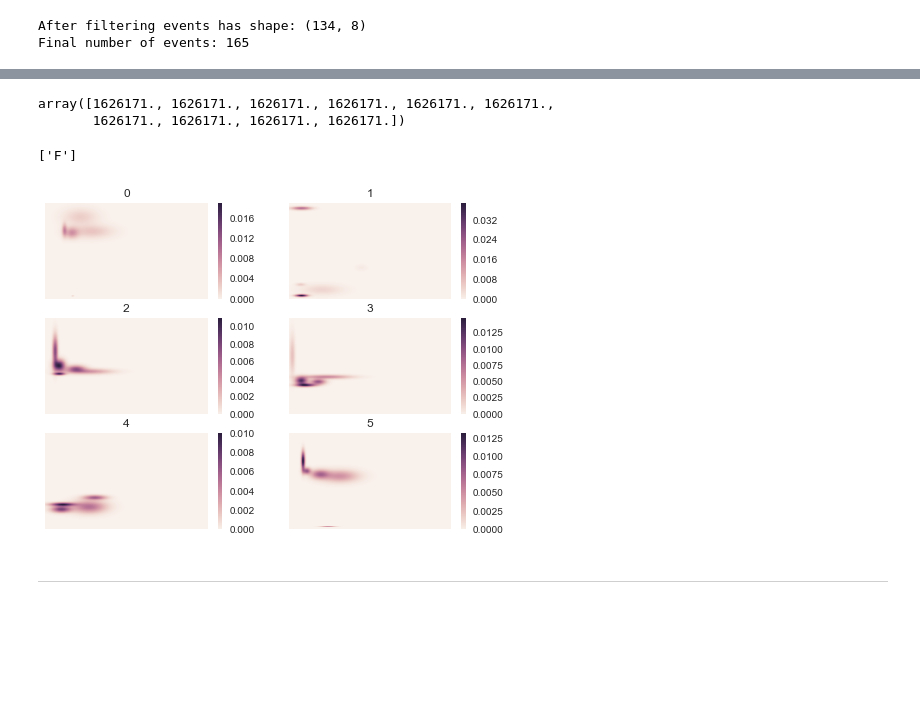
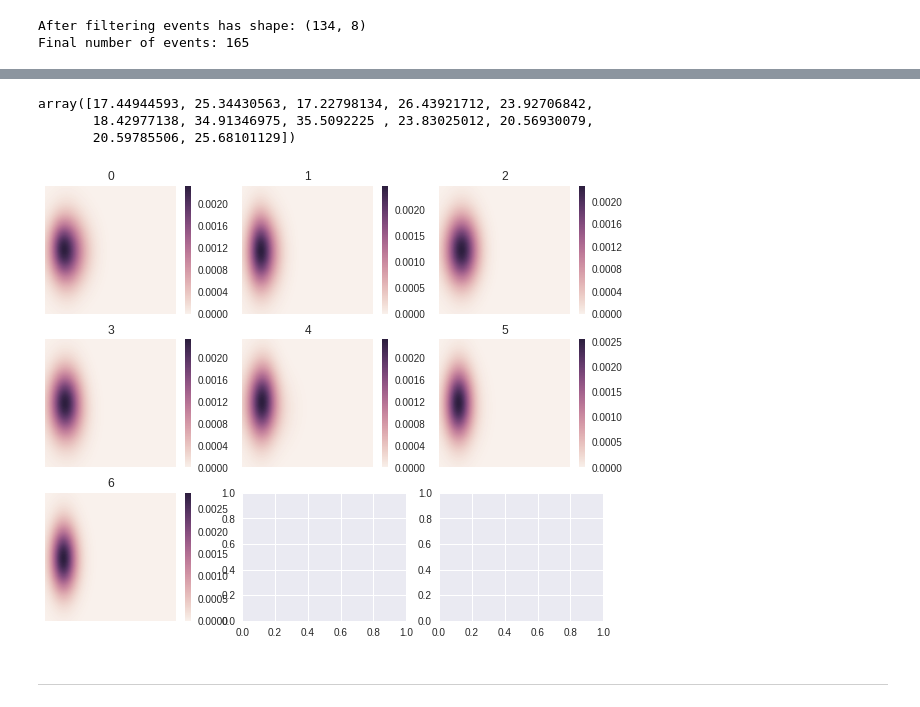
Before and after one commit to samshipengs/Coordinated-Multi-Agent-Imitation-Learning, a Jupyter notebook: code/RoleAlignment.ipynb, the cells around one changed output, grey strips where cells are left out. Cells and saved outputs as stored; diff of their text form; code cells hidden in the pictures; blank space fills up the shorter version.

Commit message:
Combine context c and position u seems like not working in HMM.

```diff
--- a/code/RoleAlignment.ipynb
+++ b/code/RoleAlignment.ipynb
@@ -113,10 +111,12 @@ train.shape
 # %%
+# we are only modelling defending players
+n_dim = train.shape[1]//2
 final = []
-final_players = []
-for i in range(0, train.shape[1], 3):
-    final.append(train[:,i+1:i+3])
-    final_players.append(train[:, i])
+# final_players = []
+for i in range(0, n_dim, 2):
+    final.append(train[:,list(range(i,i+2))+list(range(n_dim, n_dim*2))])
+#     final_players.append(train[:, i])
 
 final = np.concatenate(final, axis=0)
-seq_lens = np.concatenate([seq_lens for _ in range(10)], axis=0)
-final_players = np.concatenate(final_players)
+seq_lens = np.concatenate([seq_lens for _ in range(5)], axis=0)
+# final_players = np.concatenate(final_players)
@@ -123,5 +138,7 @@ final_players = np.concatenate(final_players)
 # %%
 # Viterbi is set by default as the 'algorithm' optional parameter.
-model = hmm.GMMHMM(n_components=6, n_mix=5, verbose=True, n_iter=100)
+model = hmm.GMMHMM(n_components=7, n_mix=5, verbose=True, n_iter=100)
+# model.gmms_[0].n_features = 2
+# model.n_features = 2
 model.fit(final, lengths=seq_lens)
 # %% [output]
@@ -172,9 +168,0 @@ array([1, 1, 1, 1, 1, 1, 1, 1, 1, 1])
-# %%
-final_players[-10:]
-# %% [output]
-array([1626171., 1626171., 1626171., 1626171., 1626171., 1626171.,
-       1626171., 1626171., 1626171., 1626171.])
-# %%
-id_position_mapping[1626171]
-# %% [output]
-['F']
@@ -181,3 +173,9 @@ id_position_mapping[1626171]
+# %%
+gmms[n_state].means_[0]
+# %% [output]
+array([17.44944593, 25.34430563, 17.22798134, 26.43921712, 23.92706842,
+       18.42977138, 34.91346975, 35.5092225 , 23.83025012, 20.56930079,
+       20.59785506, 25.68101129])
 # %%
 def gaussian_superposition(means_arr, vars_arr, mix_p):
     ''' means_arr: n_mix x feature_dim
@@ -199,36 +197,44 @@ def gaussian_superposition(means_arr, vars_arr, mix_p):
         var_x, var_y = var[0], var[1]
         rv = multivariate_normal([mu_x, mu_y], [[var_x, 0], [0, var_y]])
 
         return rv.pdf(pos)
     n_mix = means_arr.shape[0]
     sp = np.sum([single_gaussian_(means_arr[i], vars_arr[i])*mix_p[i] for i in range(n_mix)],axis=0)
     return X, Y, sp, nx, ny
 
 def plot_3d_gaussian(X,Y,Z):
     %matplotlib notebook
     %matplotlib notebook
     #Make a 3D plot
     fig = plt.figure()
     ax = fig.gca(projection='3d')
     ax.plot_surface(X, Y, Z,cmap='viridis',linewidth=0)
     ax.set_xlabel('X axis')
     ax.set_ylabel('Y axis')
     ax.set_zlabel('Z axis')
     plt.show()
 
+
+
+# X, Y, Z, nx, ny = gaussian_superposition(gmms[0].means_, gmms[0].covars_, gmms[0].weights_)
+# df = pd.DataFrame(Z, index=range(ny), columns=range(nx))
+# sns.heatmap(df, xticklabels=False, yticklabels=False)#.set_title(str(n_state))
+
 # plot all the 3ds
 gmms = model.gmms_
-nrows, ncols = 3, 2
-fig, ax = plt.subplots(nrows=nrows, ncols=ncols, figsize=(8,6))
+nrows, ncols = 3,3
+fig, ax = plt.subplots(nrows=nrows, ncols=ncols, figsize=(10,8))
 n_state = 0
 for i in range(nrows):
     for j in range(ncols):
+        if n_state > 6:
+            break
         X, Y, Z, nx, ny = gaussian_superposition(gmms[n_state].means_, gmms[n_state].covars_, gmms[n_state].weights_)
         df = pd.DataFrame(Z, index=range(ny), columns=range(nx))
         sns.heatmap(df, ax=ax[i, j], xticklabels=False, yticklabels=False).set_title(str(n_state))
         n_state += 1
 # %% [output]
-[figure, old version]
+[figure, new version]
 # %% [markdown]
 ---
 # %% [markdown]
```
Also changed, not shown: parts of 17 cells of this notebook, 3 other files.
